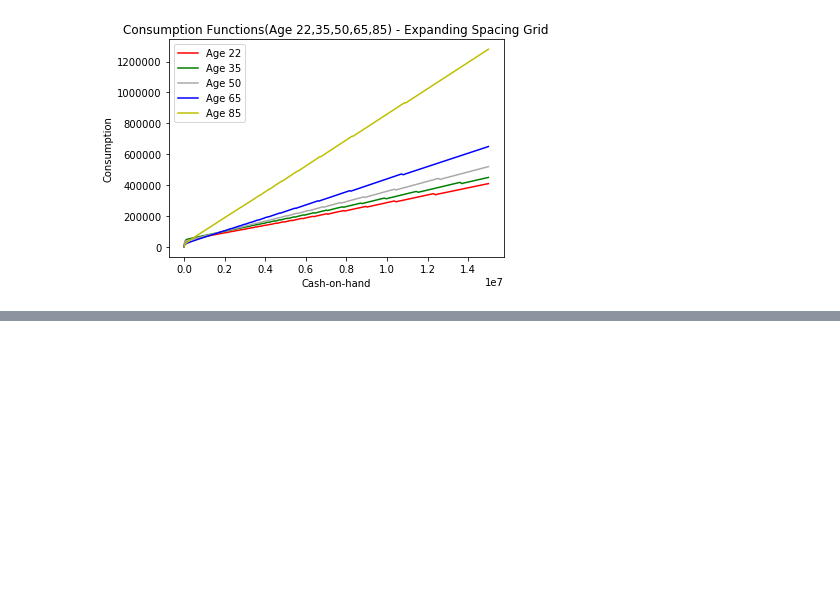
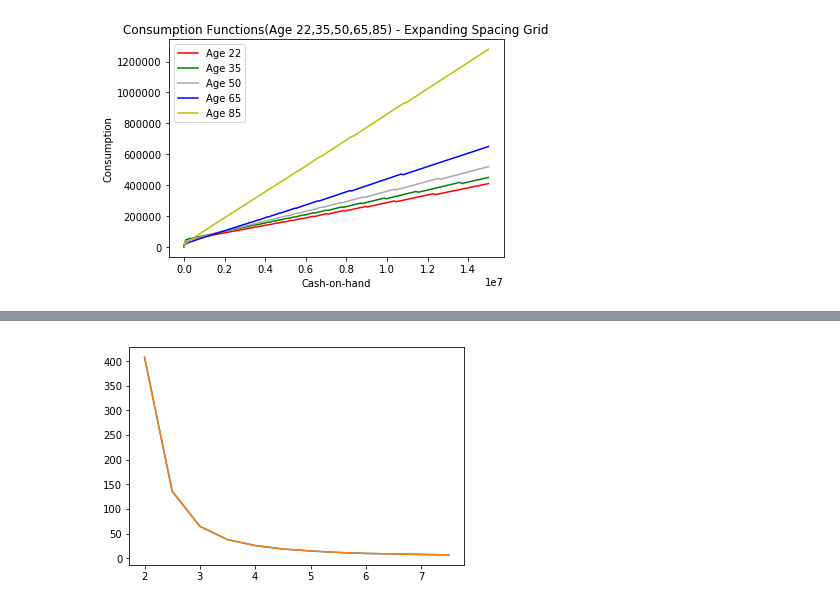
Before and after one commit to Quintus-Zhang/Tracer, a Jupyter notebook: jupyter/expanding_grid.ipynb, the cells around one changed output, grey strips where cells are left out. Cells and saved outputs as stored; diff of their text form; code cells hidden in the pictures; blank space fills up the shorter version.

```diff
--- a/jupyter/expanding_grid.ipynb
+++ b/jupyter/expanding_grid.ipynb
@@ -71,0 +83,4 @@ plt.show()
+# %%
+gamma_list = np.arange(2, 8, 0.5)
+c = np.linspace(0.1, 300, 500).astype('float')
+precision = 10**(-5)
@@ -71,0 +99,5 @@ plt.show()
+# %%
+plt.plot(curv[0, :], curv[1, :])
+plt.show()
+# %% [output]
+[figure, added]
```
Also changed, not shown: parts of 9 cells of this notebook, 1 other file.
